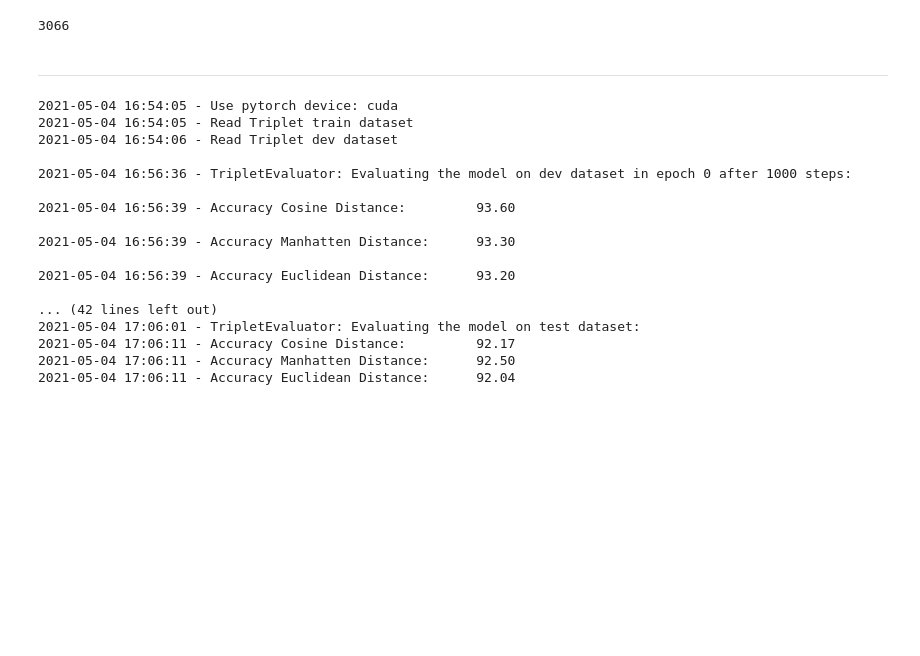
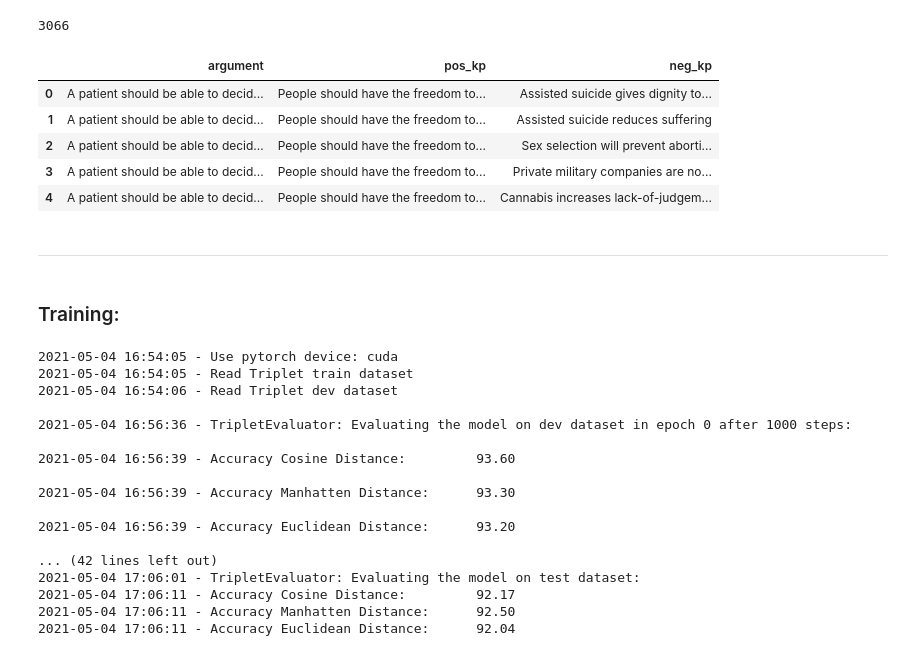
Before and after one commit to webis-de/argmining-21-keypoint-analysis-sharedtask-code, a Jupyter notebook: siamese-nn/src-ipynb/experiment.ipynb, the cells around one changed output. Drawn from its saved outputs; the diff is of its cells as text; code cells hidden in the pictures; blank space fills up the shorter version.

```diff
--- a/siamese-nn/src-ipynb/experiment.ipynb
+++ b/siamese-nn/src-ipynb/experiment.ipynb
@@ -6,4 +7,0 @@ import matplotlib.pyplot as plt
-# %%
-kp_training_df = pd.read_csv('../../KPA_2021_shared_task/kpm_data/key_points_train.csv')
-arg_training_df = pd.read_csv('../../KPA_2021_shared_task/kpm_data/arguments_train.csv')
-labels_training_df = pd.read_csv('../../KPA_2021_shared_task/kpm_data/labels_train.csv')
@@ -88,11 +67,8 @@ def gen_triplet(arguments, keypoints, labels_df):
 
     return triplets
 # %%
-arguments = pd.Series(arg_training_df.argument.values, index=arg_training_df.arg_id).to_dict()
-key_points= pd.Series(kp_training_df.key_point.values, index=kp_training_df.key_point_id).to_dict()
-
-labels_training_df['argument'] = labels_training_df.arg_id.apply(lambda x: arguments[x])
-labels_training_df['keypoint'] = labels_training_df.key_point_id.apply(lambda x: key_points[x])
+arguments = pd.Series(training_df.argument.values, index=training_df.arg_id).to_dict()
+key_points= pd.Series(training_df.key_point.values, index=training_df.key_point_id).to_dict()
 
 train_triplets_data = gen_triplet(arguments, key_points, labels_training_df)
 # %%
@@ -114,11 +87,22 @@ len(valid_triplets_data)
 # %%
 training_triplet_df = pd.DataFrame(train_triplets_data, columns=['argument', 'pos_kp', 'neg_kp'])
 valid_triplet_df = pd.DataFrame(valid_triplets_data, columns=['argument', 'pos_kp', 'neg_kp'])
+# %%
+training_triplet_df.head()
+# %% [output]
+|  | argument | pos_kp | neg_kp |
+| 0 | A patient should be able to decid... | People should have the freedom to... | Assisted suicide gives dignity to... |
+| 1 | A patient should be able to decid... | People should have the freedom to... | Assisted suicide reduces suffering |
+| 2 | A patient should be able to decid... | People should have the freedom to... | Sex selection will prevent aborti... |
+| 3 | A patient should be able to decid... | People should have the freedom to... | Private military companies are no... |
+| 4 | A patient should be able to decid... | People should have the freedom to... | Cannabis increases lack-of-judgem... |
 # %%
 training_triplet_df.to_csv('/workspace/ceph_data/keypoint-analysis-sharedtask/siamese-data/training_df.csv')
 valid_triplet_df.to_csv('/workspace/ceph_data/keypoint-analysis-sharedtask/siamese-data/valid_df.csv')
 # %% [markdown]
 ----------
+# %% [markdown]
+### Training:
 # %%
 ! CUDA_VISIBLE_DEVICES=1 python3 ../src-py/sbert_training.py
 # %% [output]
```
Also changed, not shown: parts of 22 cells of this notebook, 8 other files.
